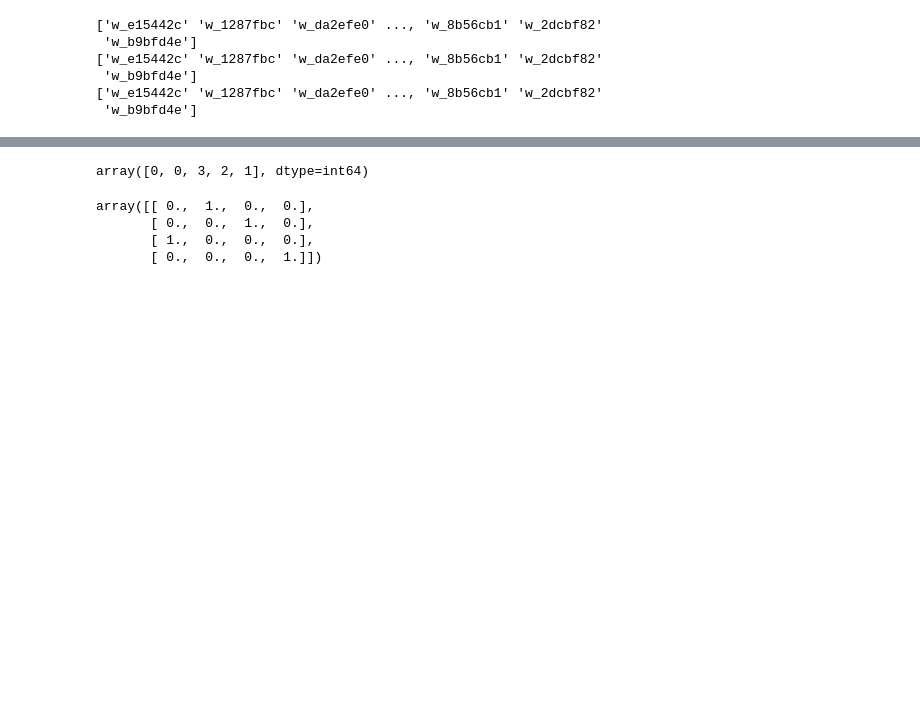
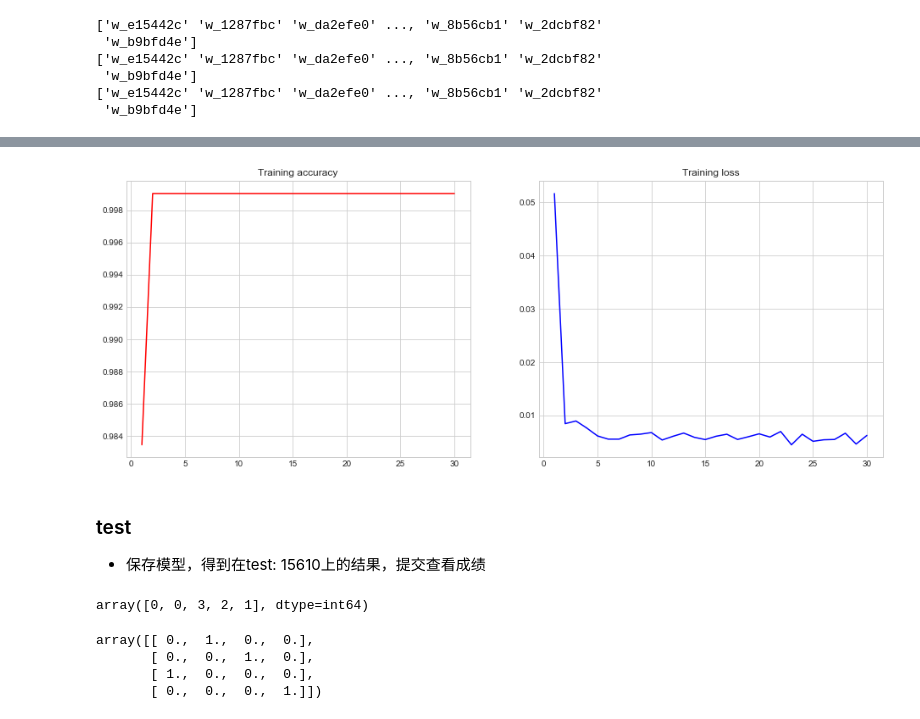
Before and after one commit to ranjiewwen/Kaggle-Action, a Jupyter notebook: Whale_Identification/whale_identification_method2.ipynb, the cells around one changed output, grey strips where cells are left out. Drawn from its saved outputs; the diff is of its cells as text; code cells hidden in the pictures; blank space fills up the shorter version.

```diff
--- a/Whale_Identification/whale_identification_method2.ipynb
+++ b/Whale_Identification/whale_identification_method2.ipynb
@@ -202,0 +266,5 @@ NameError: name 'datagene' is not defined
+# %%
+flat_dim = 5 * 5 * 2048
+
+print(train_features.shape, train_labels.shape)
+train_features = np.reshape(train_features, (1028, flat_dim))
@@ -202,0 +273,17 @@ NameError: name 'datagene' is not defined
+# %%
+reduce_learning_rate = ReduceLROnPlateau(monitor='loss',
+                                         factor=0.1,
+                                         patience=2,
+                                         cooldown=2,
+                                         min_lr=0.00001,
+                                         verbose=1)
+
+callbacks = [reduce_learning_rate]
+# %%
+model = Sequential()
+
+model.add(Dense(512, activation='relu', input_dim=flat_dim))
+model.add(Dropout(0.5))
+model.add(Dense(units=10,activation='softmax'))
+model.compile(optimizer='adam',loss='categorical_crossentropy',metrics=['accuracy'])
+model.summary()
@@ -202,0 +304,8 @@ NameError: name 'datagene' is not defined
+# %%
+print(train_features.shape,train_labels.shape)
+history = model.fit(train_features,
+                    train_labels,
+                    epochs=30,
+                    batch_size=batch_size,
+                    shuffle=True,
+                    callbacks=callbacks)
@@ -203,3 +330,19 @@ NameError: name 'datagene' is not defined
+# %%
+acc = history.history['acc']
+loss = history.history['loss']
+epochs = range(1, len(acc) + 1)
+f,(ax1,ax2)=plt.subplots(1,2,figsize=(16,6))
+ax1.set_title('Training accuracy')
+ax1.plot(epochs, acc, 'red', label='Training acc')
+ax2.set_title('Training loss')
+ax2.plot(epochs, loss, 'blue', label='Training loss')
+plt.show()
+# %% [output]
+[figure, added]
+# %% [markdown]
+### test
+
+- 保存模型，得到在test: 15610上的结果，提交查看成绩
 # %%
 # 简单来说 LabelEncoder 是对不连续的数字或者文本进行编号
 # sklearn.preprocessing.LabelEncoder()：标准化标签，将标签值统一转换成range(标签值个数-1)范围内
```
Also changed, not shown: parts of 16 cells of this notebook, 4 other files.
